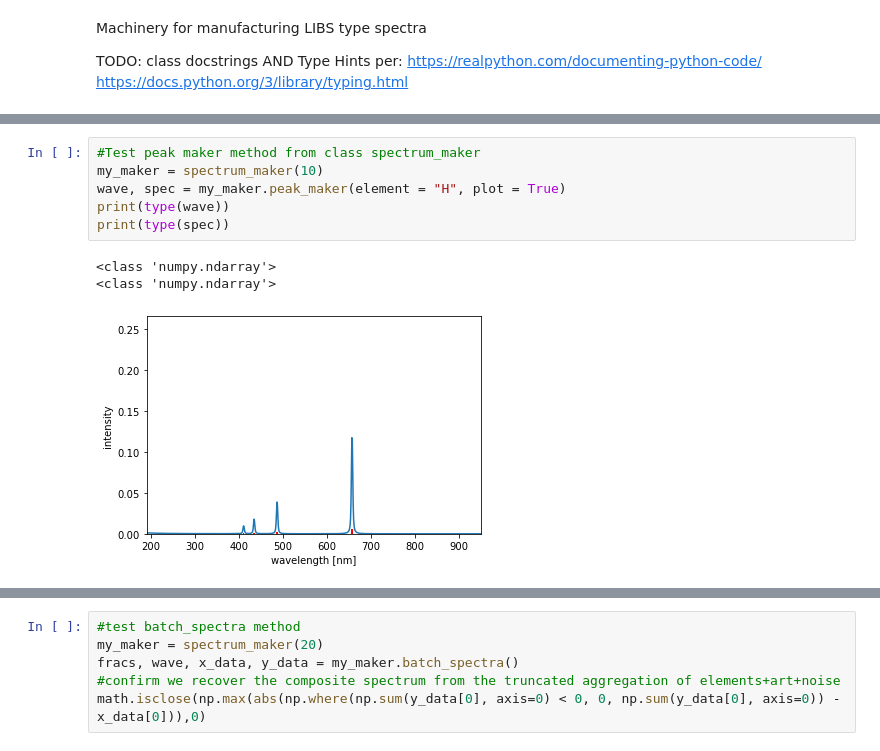
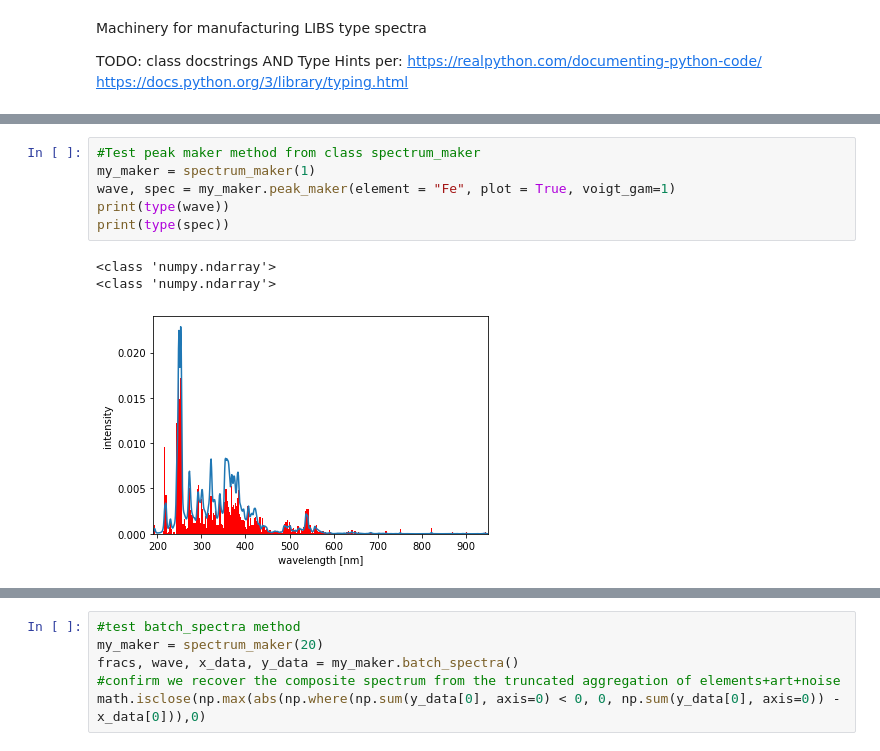
Before and after one commit to MWhitta/phaseMAP, a Jupyter notebook: util/make_spec.ipynb, the cells around one changed output, grey strips where cells are left out. Saved outputs shown, nothing was run; the diff lists cells and outputs as text.

```diff
--- a/util/make_spec.ipynb
+++ b/util/make_spec.ipynb
@@ -43,13 +46,13 @@ plt.show
 # %%
 #Test peak maker method from class spectrum_maker
-my_maker = spectrum_maker(10)
-wave, spec = my_maker.peak_maker(element = "H", plot = True)
+my_maker = spectrum_maker(1)
+wave, spec = my_maker.peak_maker(element = "Fe", plot = True, voigt_gam=1)
 print(type(wave))
 print(type(spec))
 # %% [output]
 <class 'numpy.ndarray'>
 <class 'numpy.ndarray'>
-[figure, old version]
+[figure, new version]
 # %%
 #Test method make_spectra from class spectrum_maker
 my_maker = spectrum_maker(10)
```
Also changed, not shown: parts of 7 cells of this notebook, 2 other files.
